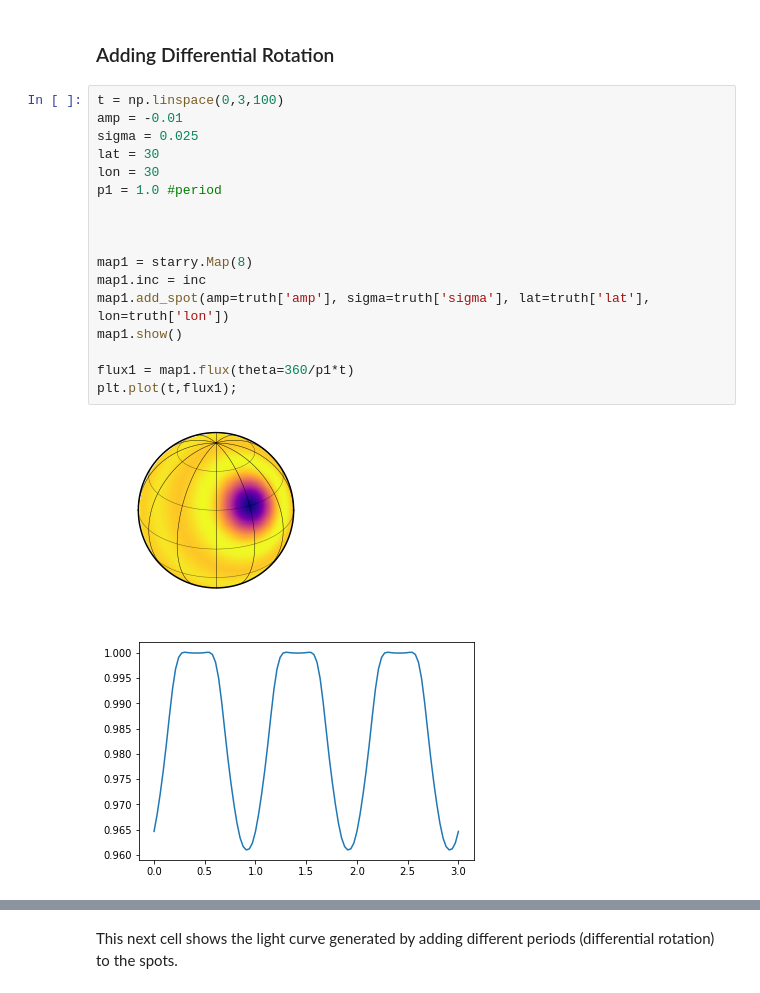
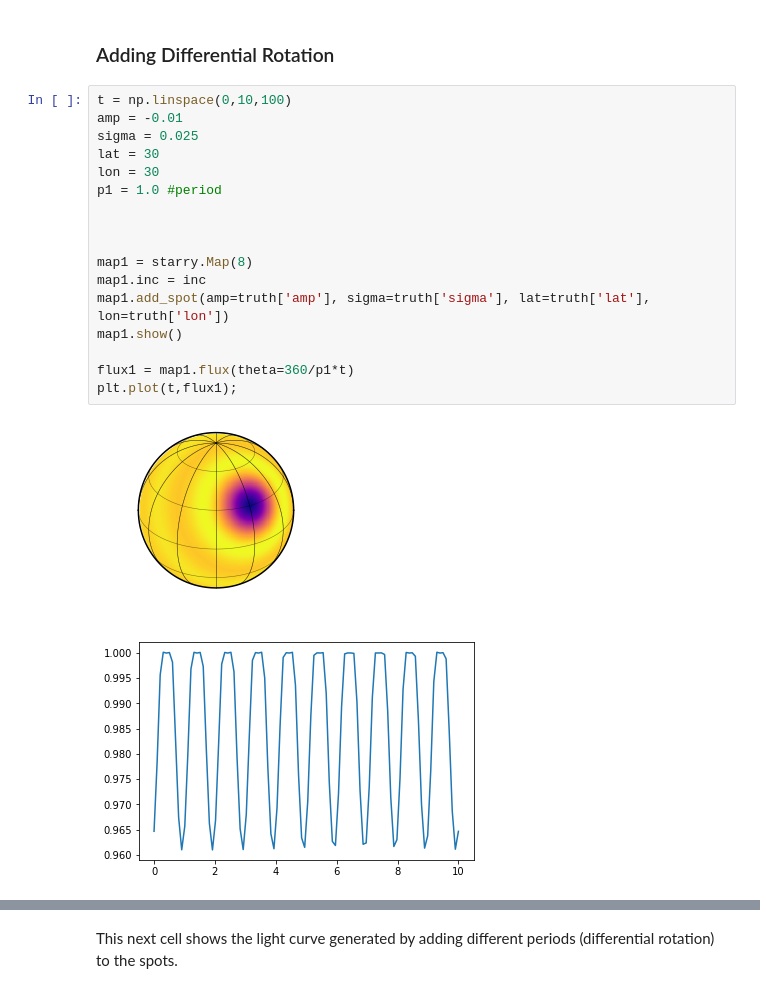
Before and after one commit to RebeccaYoung1997/DifferentialRotation, a Jupyter notebook: SpotAnnotated3DiffRot.ipynb, the cells around one changed output, grey strips where cells are left out. Cells and saved outputs as stored; diff of their text form.

```diff
--- a/SpotAnnotated3DiffRot.ipynb
+++ b/SpotAnnotated3DiffRot.ipynb
@@ -55,25 +55,25 @@ Text(0, 0.5, 'normalized flux')
 # %% [markdown]
 ### Adding Differential Rotation
 # %%
-t = np.linspace(0,3,100)
+t = np.linspace(0,10,100)
 amp = -0.01
 sigma = 0.025
 lat = 30
 lon = 30
 p1 = 1.0 #period
 
 
 
 map1 = starry.Map(8)
 map1.inc = inc
 map1.add_spot(amp=truth['amp'], sigma=truth['sigma'], lat=truth['lat'], lon=truth['lon'])
 map1.show()
 
 flux1 = map1.flux(theta=360/p1*t)
 plt.plot(t,flux1);
 # %% [output]
 [figure]
-[figure, old version]
+[figure, new version]
 # %%
 amp1 = -0.02
 sigma1 = 0.043
```
Also changed, not shown: parts of 2 cells of this notebook, 3 other files.
